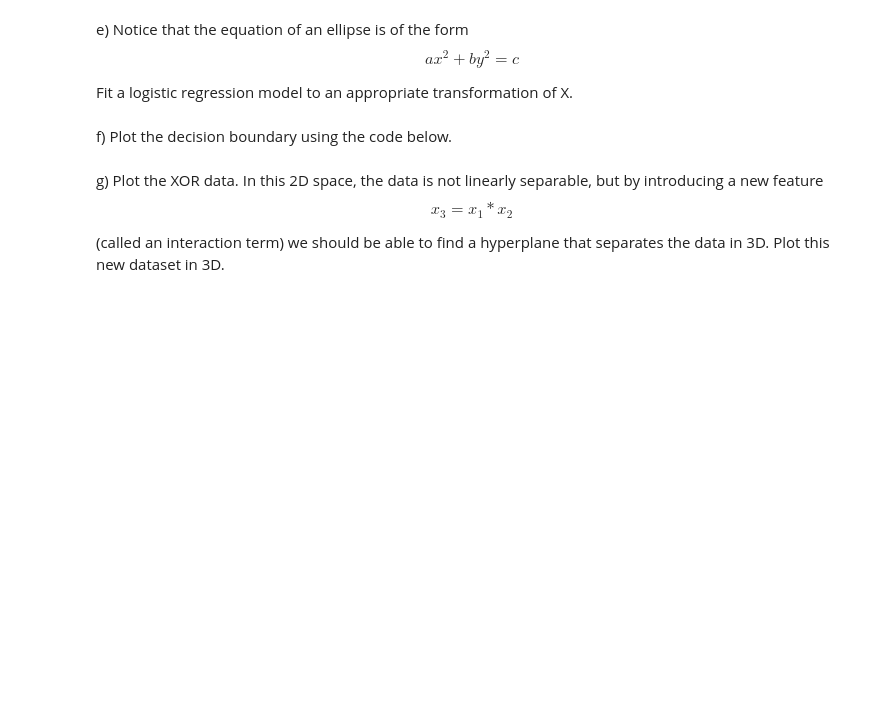
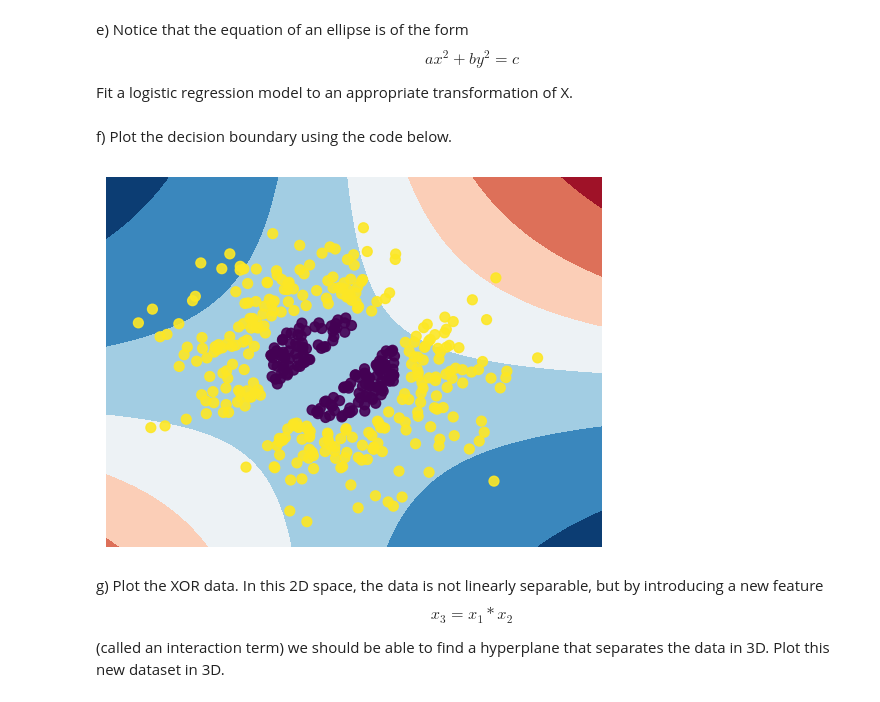
Before and after one commit to diavillalpando/CS506_Worksheets, a Jupyter notebook: worksheet_21.ipynb, the cells around one changed output. Saved outputs shown, nothing was run; the diff lists cells and outputs as text; code cells hidden in the pictures; blank space fills up the shorter version.

```diff
--- a/worksheet_21.ipynb
+++ b/worksheet_21.ipynb
@@ -66,21 +101,23 @@ f) Plot the decision boundary using the code below.
 # %%
 # create a mesh to plot in
 h = .02  # step size in the mesh
-x_min, x_max = X[:, 0].min() - .5, X[:, 0].max() + 1
-y_min, y_max = X[:, 1].min() - .5, X[:, 1].max() + 1
+x_min, x_max = Xc[:, 0].min() - .5, Xc[:, 0].max() + 1
+y_min, y_max = Xc[:, 1].min() - .5, Xc[:, 1].max() + 1
 xx, yy = np.meshgrid(np.arange(x_min, x_max, h),
                      np.arange(y_min, y_max, h))
 meshData = np.c_[xx.ravel(), yy.ravel()]
 
 fig, ax = plt.subplots()
 A = model.predict_proba(meshData)[:, 1].reshape(xx.shape)
 Z = model.predict(meshData).reshape(xx.shape)
 ax.contourf(xx, yy, A, cmap="RdBu", vmin=0, vmax=1)
 ax.axis('off')
 
 # Plot also the training points
-ax.scatter(X[:, 0], X[:, 1], c=Y, s=50, alpha=0.9)
+ax.scatter(Xc[:, 0], Xc[:, 1], c=Yc, s=50, alpha=0.9)
 plt.show()
+# %% [output]
+[figure, added]
 # %% [markdown]
 g) Plot the XOR data. In this 2D space, the data is not linearly separable, but by introducing a new feature $$x_3 = x_1 * x_2$$
 
```
Also changed, not shown: parts of 8 cells of this notebook.
